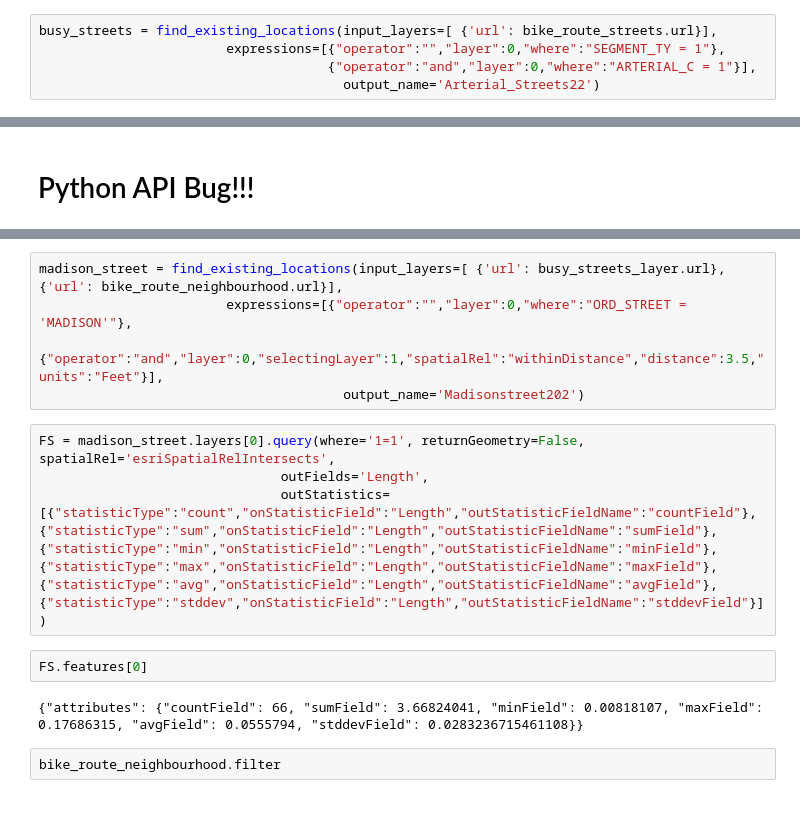
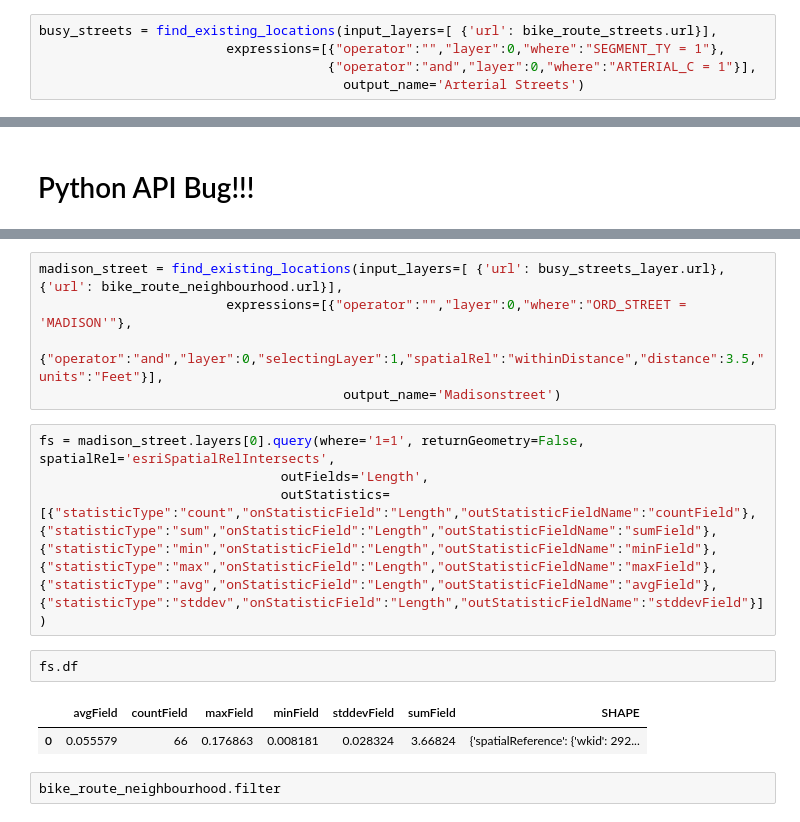
Before and after one commit to priyankatuteja/spatialdatascience, a Jupyter notebook: bike routes.ipynb, the cells around one changed output, grey strips where cells are left out. Drawn from its saved outputs; the diff is of its cells as text.

```diff
--- a/bike routes.ipynb
+++ b/bike routes.ipynb
@@ -110,7 +114,7 @@ from arcgis.features.find_locations import find_existing_locations
 busy_streets = find_existing_locations(input_layers=[ {'url': bike_route_streets.url}],
                         expressions=[{"operator":"","layer":0,"where":"SEGMENT_TY = 1"},
                                      {"operator":"and","layer":0,"where":"ARTERIAL_C = 1"}],
-                                       output_name='Arterial_Streets22')
+                                       output_name='Arterial Streets')
 # %%
 from arcgis.features import FeatureLayerCollection
 # %%
@@ -166,15 +169,16 @@ TypeError: Object of type 'FeatureLayer' is not JSON serializable
 madison_street = find_existing_locations(input_layers=[ {'url': busy_streets_layer.url}, {'url': bike_route_neighbourhood.url}],
                         expressions=[{"operator":"","layer":0,"where":"ORD_STREET = 'MADISON'"},
                                      {"operator":"and","layer":0,"selectingLayer":1,"spatialRel":"withinDistance","distance":3.5,"units":"Feet"}],
-                                       output_name='Madisonstreet202')
+                                       output_name='Madisonstreet')
 # %%
-FS = madison_street.layers[0].query(where='1=1', returnGeometry=False, spatialRel='esriSpatialRelIntersects',
+fs = madison_street.layers[0].query(where='1=1', returnGeometry=False, spatialRel='esriSpatialRelIntersects',
                                outFields='Length',
                                outStatistics=[{"statisticType":"count","onStatisticField":"Length","outStatisticFieldName":"countField"},{"statisticType":"sum","onStatisticField":"Length","outStatisticFieldName":"sumField"},{"statisticType":"min","onStatisticField":"Length","outStatisticFieldName":"minField"},{"statisticType":"max","onStatisticField":"Length","outStatisticFieldName":"maxField"},{"statisticType":"avg","onStatisticField":"Length","outStatisticFieldName":"avgField"},{"statisticType":"stddev","onStatisticField":"Length","outStatisticFieldName":"stddevField"}])
-# %%
-FS.features[0]
-# %% [output]
-{"attributes": {"countField": 66, "sumField": 3.66824041, "minField": 0.00818107, "maxField": 0.17686315, "avgField": 0.0555794, "stddevField": 0.0283236715461108}}
+# %%
+fs.df
+# %% [output]
+|  | avgField | countField | maxField | minField | stddevField | sumField | SHAPE |
+| 0 | 0.055579 | 66 | 0.176863 | 0.008181 | 0.028324 | 3.66824 | {'spatialReference': {'wkid': 292... |
 # %%
 bike_route_neighbourhood.filter
 # %% [output]
```
Also changed, not shown: parts of 40 cells of this notebook, 14 other files.
